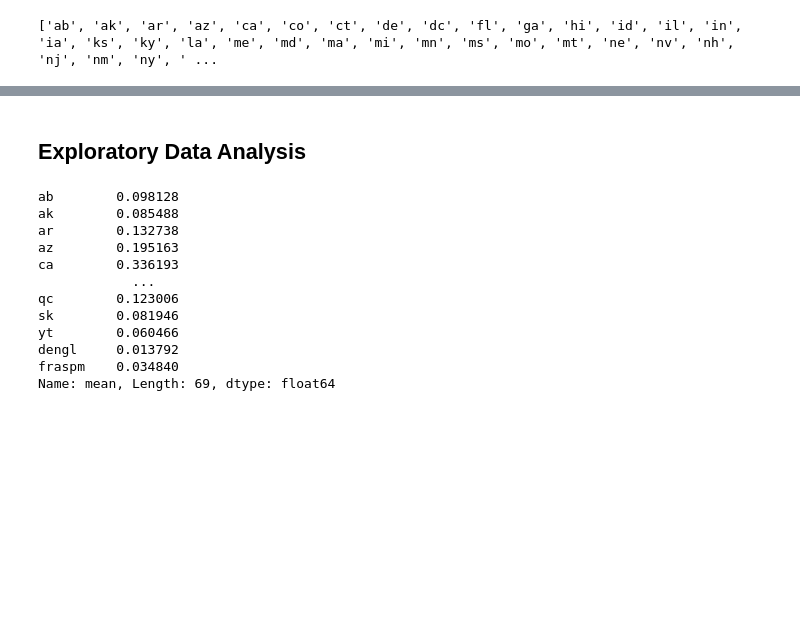
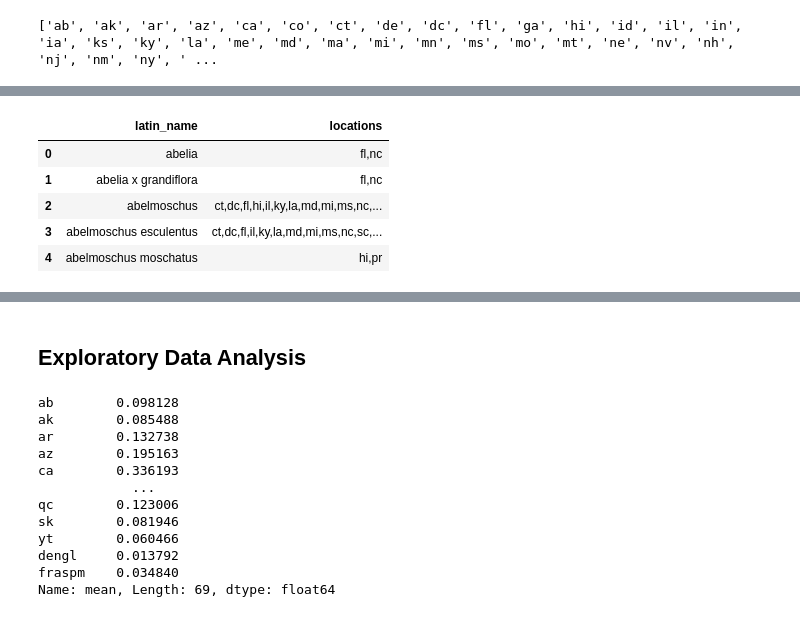
Before and after one commit to HKuz/MachineLearningPractice, a Jupyter notebook: PlantsClustering/PlantsAnalysis.ipynb, the cells around one changed output, grey strips where cells are left out. Cells and saved outputs as stored; diff of their text form; code cells hidden in the pictures; blank space fills up the shorter version.

```diff
--- a/PlantsClustering/PlantsAnalysis.ipynb
+++ b/PlantsClustering/PlantsAnalysis.ipynb
@@ -106,0 +94,8 @@ plants.head()
+# %%
+tmp_plants = pd.read_csv('./Data/plants.data',
+                         encoding='ISO-8859-1',
+                         usecols=[0],
+                         header=None)
+
+tmp_plants.columns = ['latin_name']
+tmp_plants.head()
@@ -106,0 +109,10 @@ plants.head()
+# %%
+states = pd.read_csv('./Data/plantsdata_noname.csv',
+                     sep='|',
+                     header=None)
+
+states.columns = ['locations']
+
+# Clean up extra ,'s in data
+states['locations'] = states['locations'].str.rstrip(',')
+states.head()
@@ -106,0 +126,10 @@ plants.head()
+# %%
+tmp_plants = tmp_plants.join(states)
+tmp_plants.head()
+# %% [output]
+|  | latin_name | locations |
+| 0 | abelia | fl,nc |
+| 1 | abelia x grandiflora | fl,nc |
+| 2 | abelmoschus | ct,dc,fl,hi,il,ky,la,md,mi,ms,nc,... |
+| 3 | abelmoschus esculentus | ct,dc,fl,il,ky,la,md,mi,ms,nc,sc,... |
+| 4 | abelmoschus moschatus | hi,pr |
```
Also changed, not shown: parts of 22 cells of this notebook, 1 other file.
